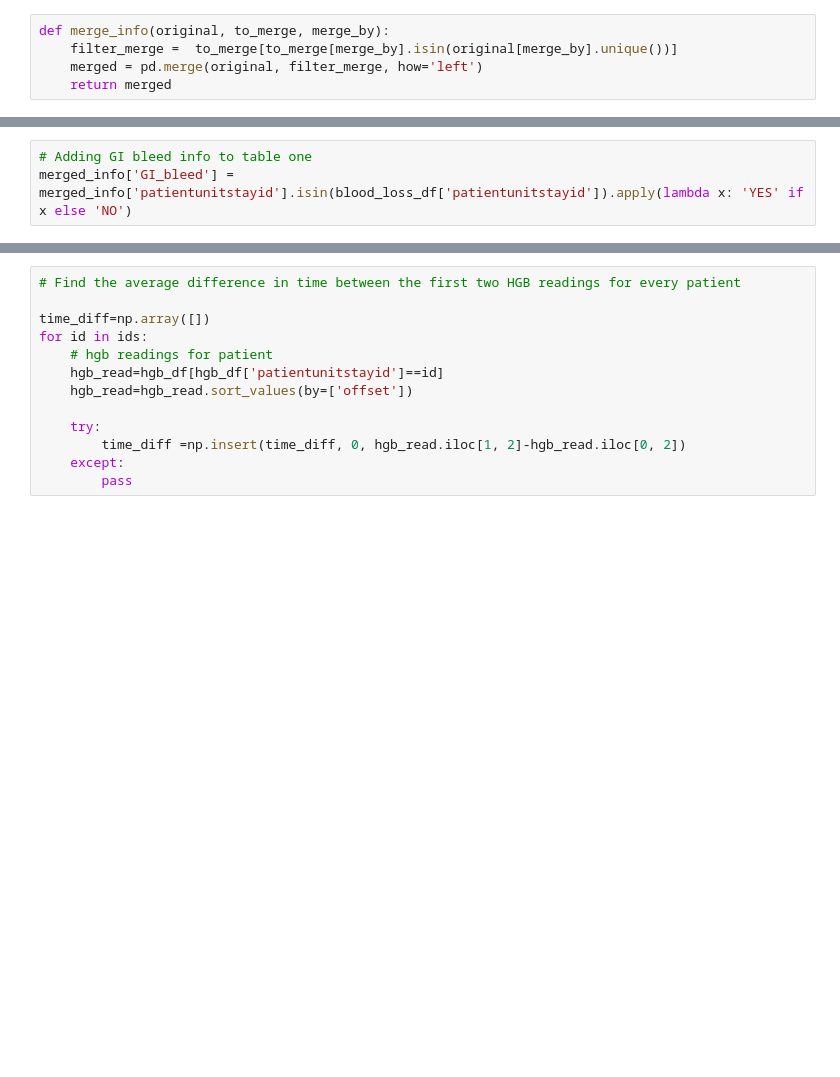
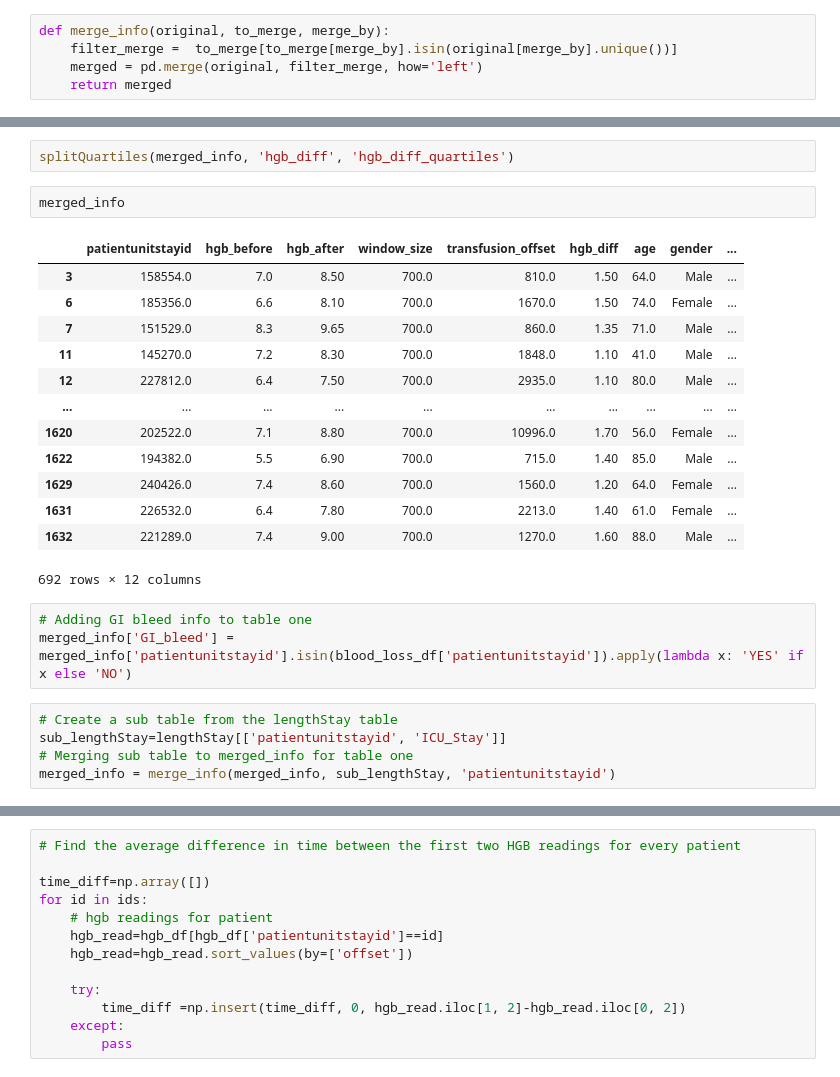
Before and after one commit to jhn-nt/hcrbct, a Jupyter notebook: bench.ipynb, the cells around one changed output, grey strips where cells are left out. Drawn from its saved outputs; the diff is of its cells as text; blank space fills up the shorter version.

```diff
--- a/bench.ipynb
+++ b/bench.ipynb
@@ -281,3 +311,26 @@ Q 1 (-4.251, 0.75]
+# %%
+splitQuartiles(merged_info, 'hgb_diff', 'hgb_diff_quartiles')
+# %%
+merged_info
+# %% [output]
+|  | patientunitstayid | hgb_before | hgb_after | window_size | transfusion_offset | hgb_diff | age | gender | ... |
+| 3 | 158554.0 | 7.0 | 8.50 | 700.0 | 810.0 | 1.50 | 64.0 | Male | ... |
+| 6 | 185356.0 | 6.6 | 8.10 | 700.0 | 1670.0 | 1.50 | 74.0 | Female | ... |
+| 7 | 151529.0 | 8.3 | 9.65 | 700.0 | 860.0 | 1.35 | 71.0 | Male | ... |
+| 11 | 145270.0 | 7.2 | 8.30 | 700.0 | 1848.0 | 1.10 | 41.0 | Male | ... |
+| 12 | 227812.0 | 6.4 | 7.50 | 700.0 | 2935.0 | 1.10 | 80.0 | Male | ... |
+| ... | ... | ... | ... | ... | ... | ... | ... | ... | ... |
+| 1620 | 202522.0 | 7.1 | 8.80 | 700.0 | 10996.0 | 1.70 | 56.0 | Female | ... |
+| 1622 | 194382.0 | 5.5 | 6.90 | 700.0 | 715.0 | 1.40 | 85.0 | Male | ... |
+| 1629 | 240426.0 | 7.4 | 8.60 | 700.0 | 1560.0 | 1.20 | 64.0 | Female | ... |
+| 1631 | 226532.0 | 6.4 | 7.80 | 700.0 | 2213.0 | 1.40 | 61.0 | Female | ... |
+| 1632 | 221289.0 | 7.4 | 9.00 | 700.0 | 1270.0 | 1.60 | 88.0 | Male | ... |
+692 rows × 12 columns
 # %%
 # Adding GI bleed info to table one
 merged_info['GI_bleed'] = merged_info['patientunitstayid'].isin(blood_loss_df['patientunitstayid']).apply(lambda x: 'YES' if x else 'NO')
+# %%
+# Create a sub table from the lengthStay table
+sub_lengthStay=lengthStay[['patientunitstayid', 'ICU_Stay']]
+# Merging sub table to merged_info for table one
+merged_info = merge_info(merged_info, sub_lengthStay, 'patientunitstayid')
```
Also changed, not shown: parts of 33 cells of this notebook, 2 other files.
